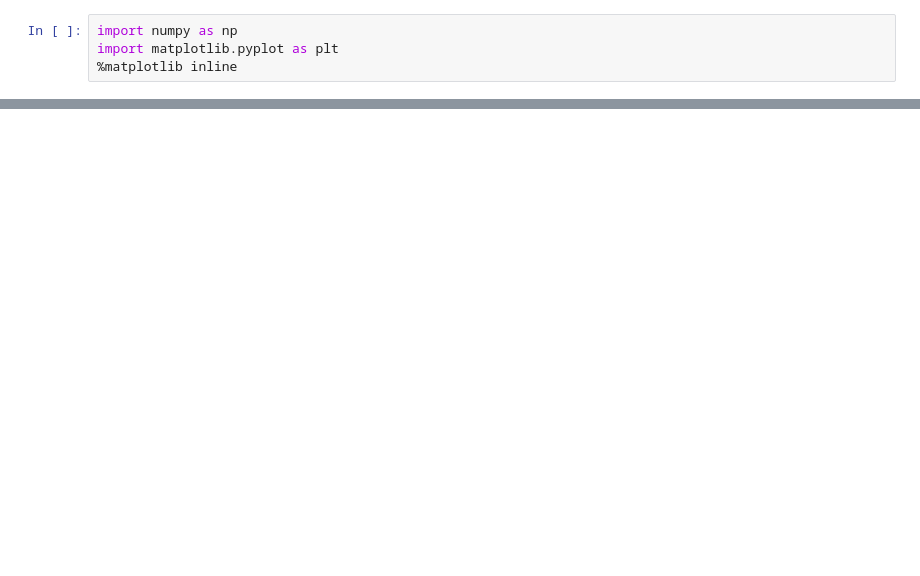
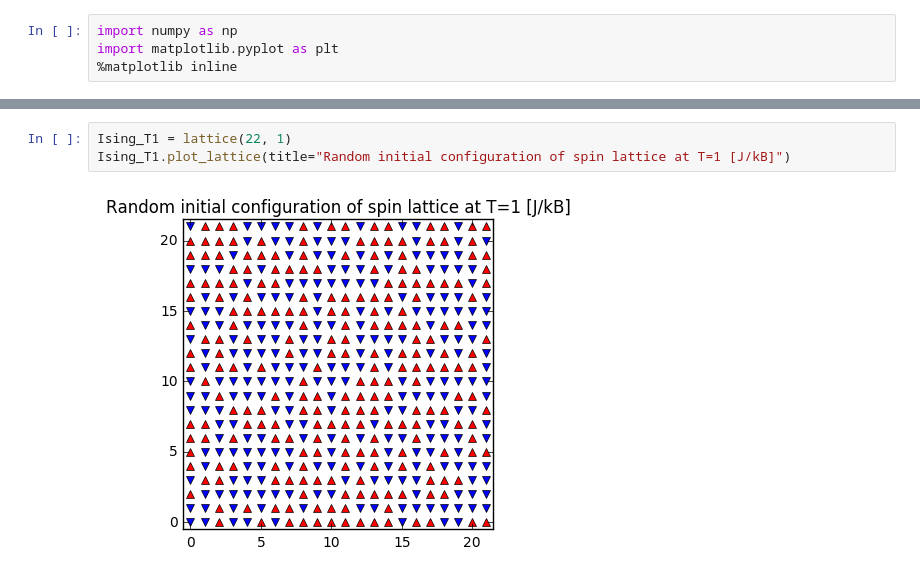
Before and after one commit to DromaninCM/PAS-IPython-notebooks, a Jupyter notebook: homework-4-pas-krzakala.ipynb, the cells around one changed output, grey strips where cells are left out. Drawn from its saved outputs; the diff is of its cells as text; blank space fills up the shorter version.

```diff
--- a/homework-4-pas-krzakala.ipynb
+++ b/homework-4-pas-krzakala.ipynb
@@ -121,0 +115,5 @@ Ising_highT.plot_lattice()
+# %%
+Ising_T1 = lattice(22, 1)
+Ising_T1.plot_lattice(title="Random initial configuration of spin lattice at T=1 [J/kB]")
+# %% [output]
+[figure, added]
```
Also changed, not shown: parts of 57 cells of this notebook.
